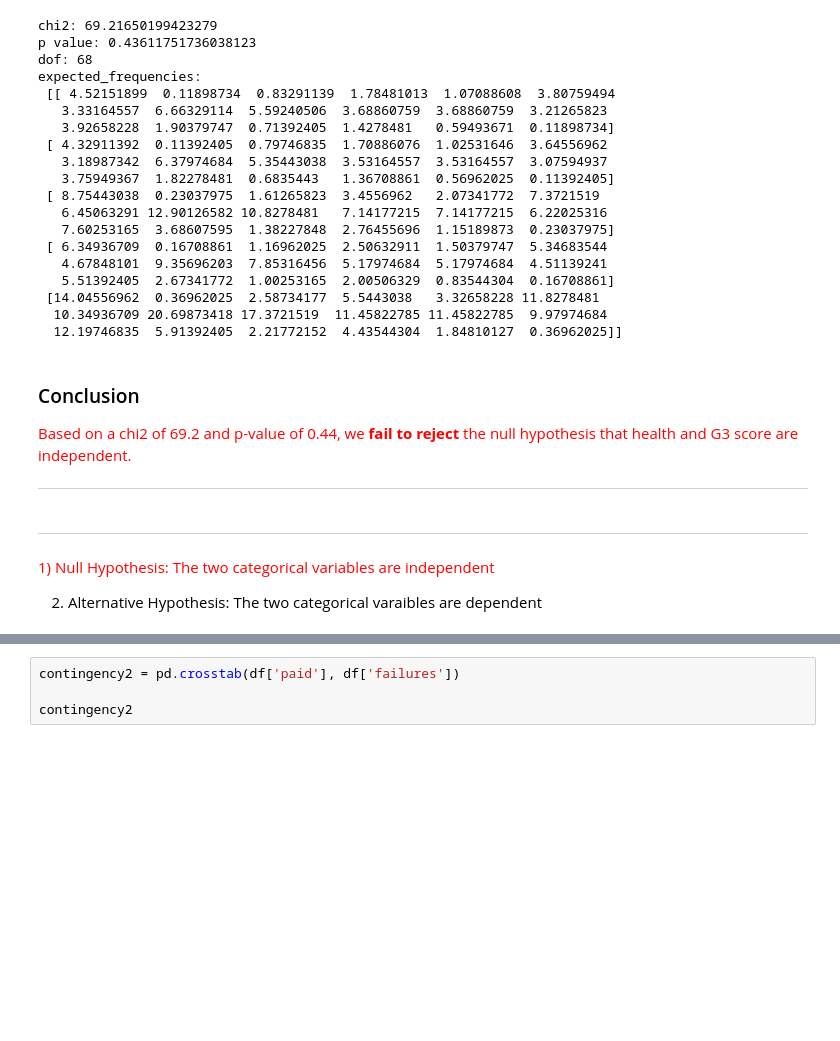
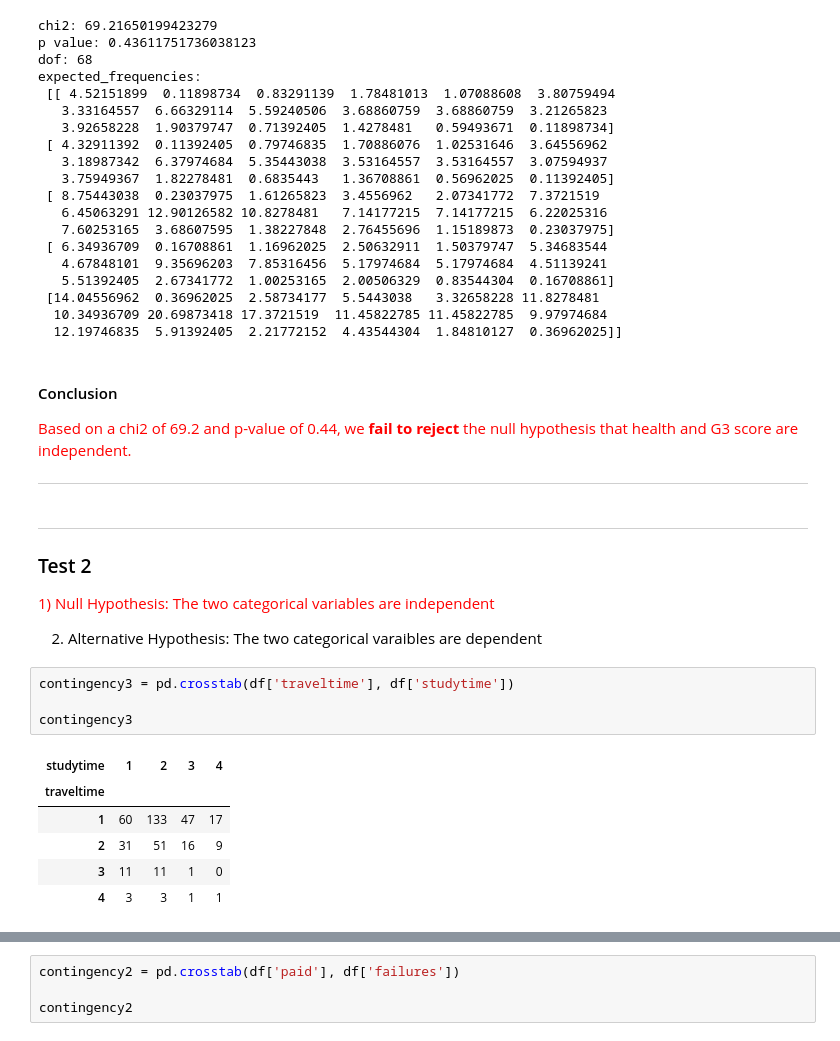
Before and after one commit to raymond98tan/DS-Unit-1-Sprint-2-Statistics, a Jupyter notebook: module2/Raymond_Tan_LS_DS_122_Chi2_Tests_Assignment.ipynb, the cells around one changed output, grey strips where cells are left out. Saved outputs shown, nothing was run; the diff lists cells and outputs as text; blank space fills up the shorter version.

Commit message:
Added 2 more tests

```diff
--- a/module2/Raymond_Tan_LS_DS_122_Chi2_Tests_Assignment.ipynb
+++ b/module2/Raymond_Tan_LS_DS_122_Chi2_Tests_Assignment.ipynb
@@ -127,20 +131,29 @@ expected_frequencies:
   10.34936709 20.69873418 17.3721519  11.45822785 11.45822785  9.97974684
   12.19746835  5.91392405  2.21772152  4.43544304  1.84810127  0.36962025]]
 # %% [markdown]
-### Conclusion
+#### Conclusion
 
 <font color=red>Based on a chi2 of 69.2 and p-value of 0.44, we **fail to reject** the null hypothesis that health and G3 score are independent.
 
 
 ---
 # %% [markdown]
-
-
 ---
-
+### Test 2
 
 <font color=red>1) Null Hypothesis:
 The two categorical variables are independent
 
 2) Alternative Hypothesis:
 The two categorical varaibles are dependent</font>
+# %%
+contingency3 = pd.crosstab(df['traveltime'], df['studytime'])
+
+contingency3
+# %% [output]
+| studytime | 1 | 2 | 3 | 4 |
+| traveltime |  |  |  |  |
+| 1 | 60 | 133 | 47 | 17 |
+| 2 | 31 | 51 | 16 | 9 |
+| 3 | 11 | 11 | 1 | 0 |
+| 4 | 3 | 3 | 1 | 1 |
```
Also changed, not shown: parts of 12 cells of this notebook.
